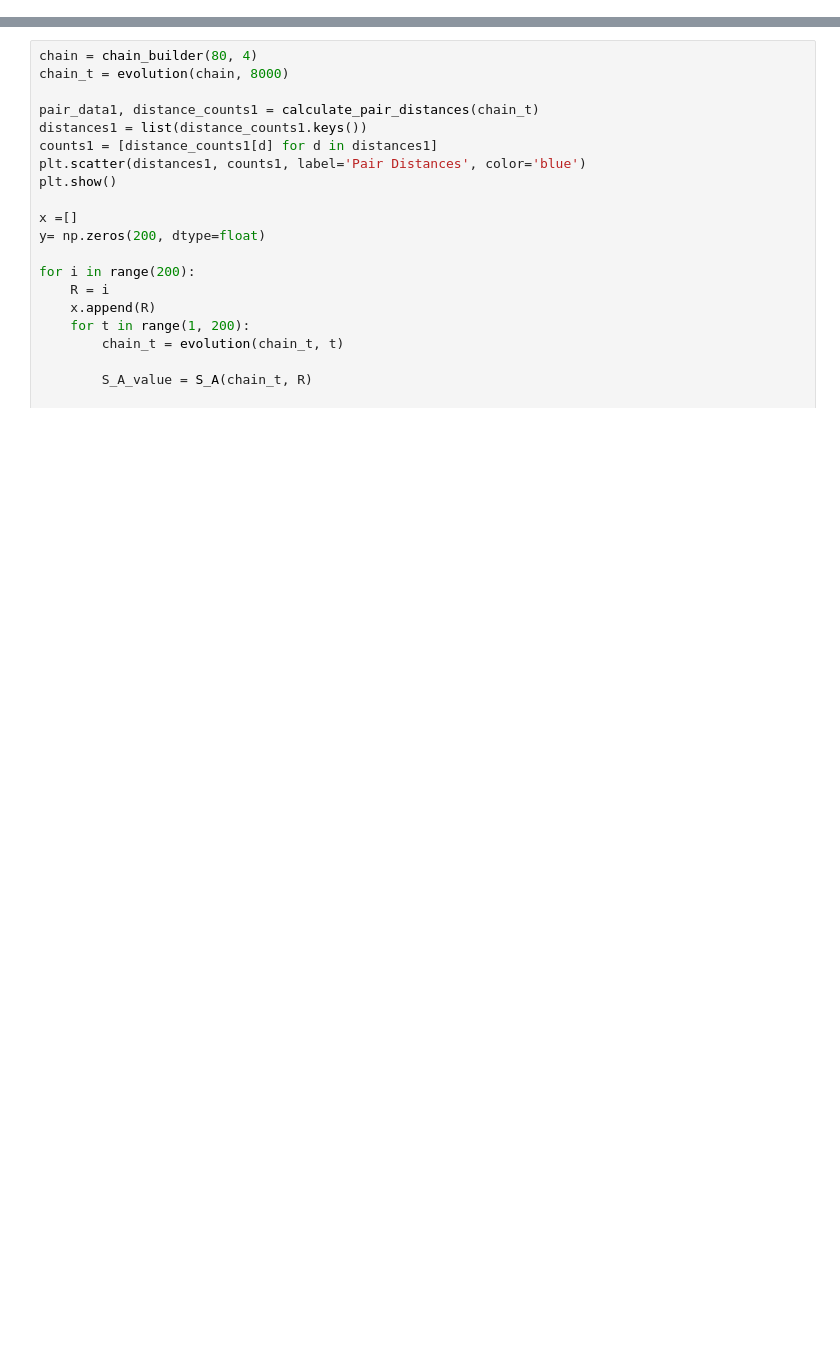
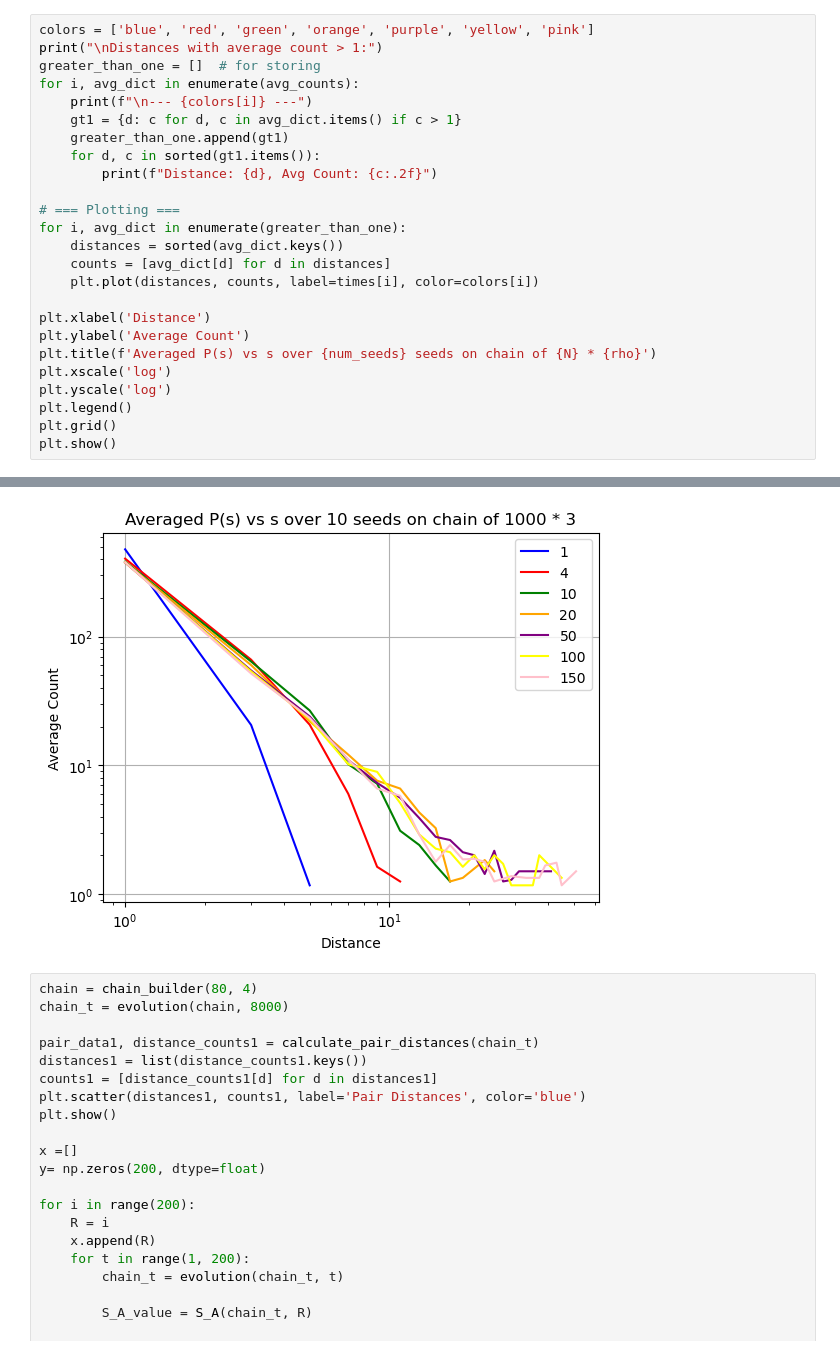
Before and after one commit to toM0dots/Majorana-Braiding, a Jupyter notebook: Majorana_knotting.ipynb, the cells around one changed output, grey strips where cells are left out. Cells and saved outputs as stored; diff of their text form; blank space fills up the shorter version.

```diff
--- a/Majorana_knotting.ipynb
+++ b/Majorana_knotting.ipynb
@@ -259,0 +299,26 @@ KeyboardInterrupt:
+# %%
+colors = ['blue', 'red', 'green', 'orange', 'purple', 'yellow', 'pink']
+print("\nDistances with average count > 1:")
+greater_than_one = []  # for storing
+for i, avg_dict in enumerate(avg_counts):
+    print(f"\n--- {colors[i]} ---")
+    gt1 = {d: c for d, c in avg_dict.items() if c > 1}
+    greater_than_one.append(gt1)
+    for d, c in sorted(gt1.items()):
+        print(f"Distance: {d}, Avg Count: {c:.2f}")
+
+# === Plotting ===
+for i, avg_dict in enumerate(greater_than_one):
+    distances = sorted(avg_dict.keys())
+    counts = [avg_dict[d] for d in distances]
+    plt.plot(distances, counts, label=times[i], color=colors[i])
+
+plt.xlabel('Distance')
+plt.ylabel('Average Count')
+plt.title(f'Averaged P(s) vs s over {num_seeds} seeds on chain of {N} * {rho}')
+plt.xscale('log')
+plt.yscale('log')
+plt.legend()
+plt.grid()
+plt.show()
+# %% [output]
@@ -260,3 +342,4 @@ KeyboardInterrupt:
+[figure, added]
 # %%
 chain = chain_builder(80, 4)
 chain_t = evolution(chain, 8000)
```
Also changed, not shown: parts of 4 cells of this notebook, 3 other files.
